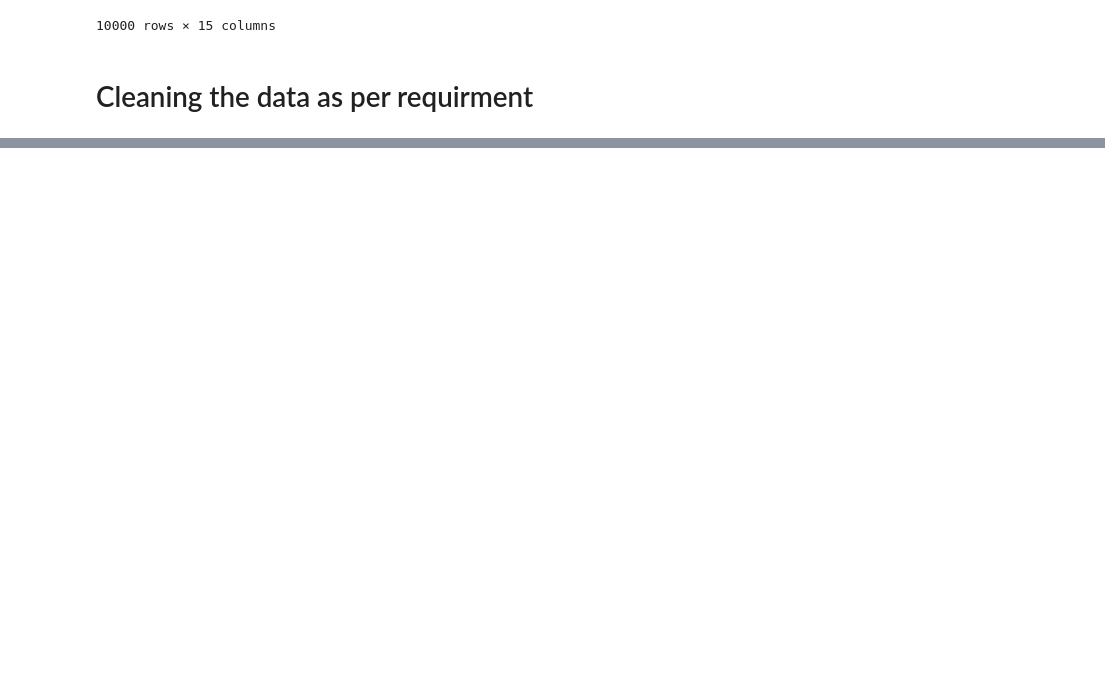
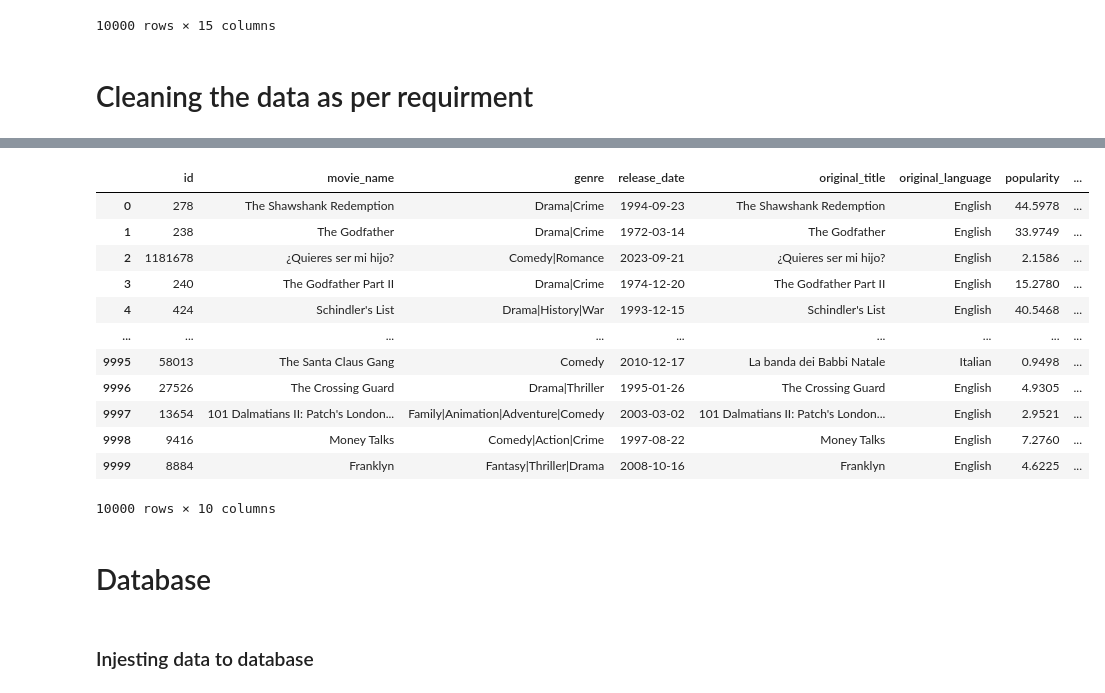
Before and after one commit to kumarkketan/TMDB_Top_rated_movie_analysis, a Jupyter notebook: data_fetching_through_API.ipynb, the cells around one changed output, grey strips where cells are left out. Drawn from its saved outputs; the diff is of its cells as text; code cells hidden in the pictures; blank space fills up the shorter version.

```diff
--- a/data_fetching_through_API.ipynb
+++ b/data_fetching_through_API.ipynb
@@ -204,0 +368,2 @@ df
+# %%
+data.rename(columns={'title':'movie_name','genre_names':'genre'},inplace=True)
@@ -204,0 +376,19 @@ df
+# %%
+# reordring the columns
+data = data[['id','movie_name','genre','release_date','original_title','original_language','popularity','vote_average','vote_count','adult']]
+# %%
+data
+# %% [output]
+|  | id | movie_name | genre | release_date | original_title | original_language | popularity | ... |
+| 0 | 278 | The Shawshank Redemption | Drama|Crime | 1994-09-23 | The Shawshank Redemption | English | 44.5978 | ... |
+| 1 | 238 | The Godfather | Drama|Crime | 1972-03-14 | The Godfather | English | 33.9749 | ... |
+| 2 | 1181678 | ¿Quieres ser mi hijo? | Comedy|Romance | 2023-09-21 | ¿Quieres ser mi hijo? | English | 2.1586 | ... |
+| 3 | 240 | The Godfather Part II | Drama|Crime | 1974-12-20 | The Godfather Part II | English | 15.2780 | ... |
+| 4 | 424 | Schindler's List | Drama|History|War | 1993-12-15 | Schindler's List | English | 40.5468 | ... |
+| ... | ... | ... | ... | ... | ... | ... | ... | ... |
+| 9995 | 58013 | The Santa Claus Gang | Comedy | 2010-12-17 | La banda dei Babbi Natale | Italian | 0.9498 | ... |
+| 9996 | 27526 | The Crossing Guard | Drama|Thriller | 1995-01-26 | The Crossing Guard | English | 4.9305 | ... |
+| 9997 | 13654 | 101 Dalmatians II: Patch's London... | Family|Animation|Adventure|Comedy | 2003-03-02 | 101 Dalmatians II: Patch's London... | English | 2.9521 | ... |
+| 9998 | 9416 | Money Talks | Comedy|Action|Crime | 1997-08-22 | Money Talks | English | 7.2760 | ... |
+| 9999 | 8884 | Franklyn | Fantasy|Thriller|Drama | 2008-10-16 | Franklyn | English | 4.6225 | ... |
+10000 rows × 10 columns
@@ -204,0 +400,4 @@ df
+# %% [markdown]
+# Database
+# %% [markdown]
+### Injesting data to database
```
Also changed, not shown: parts of 20 cells of this notebook.
